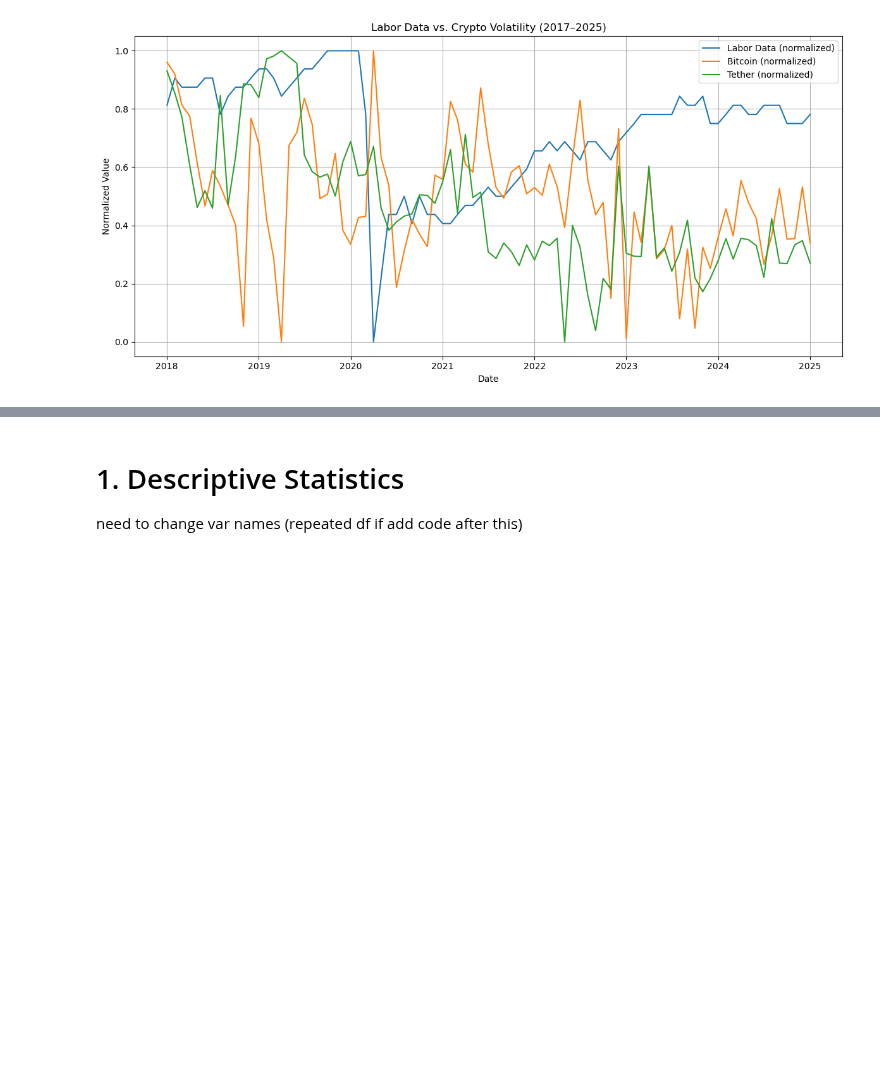
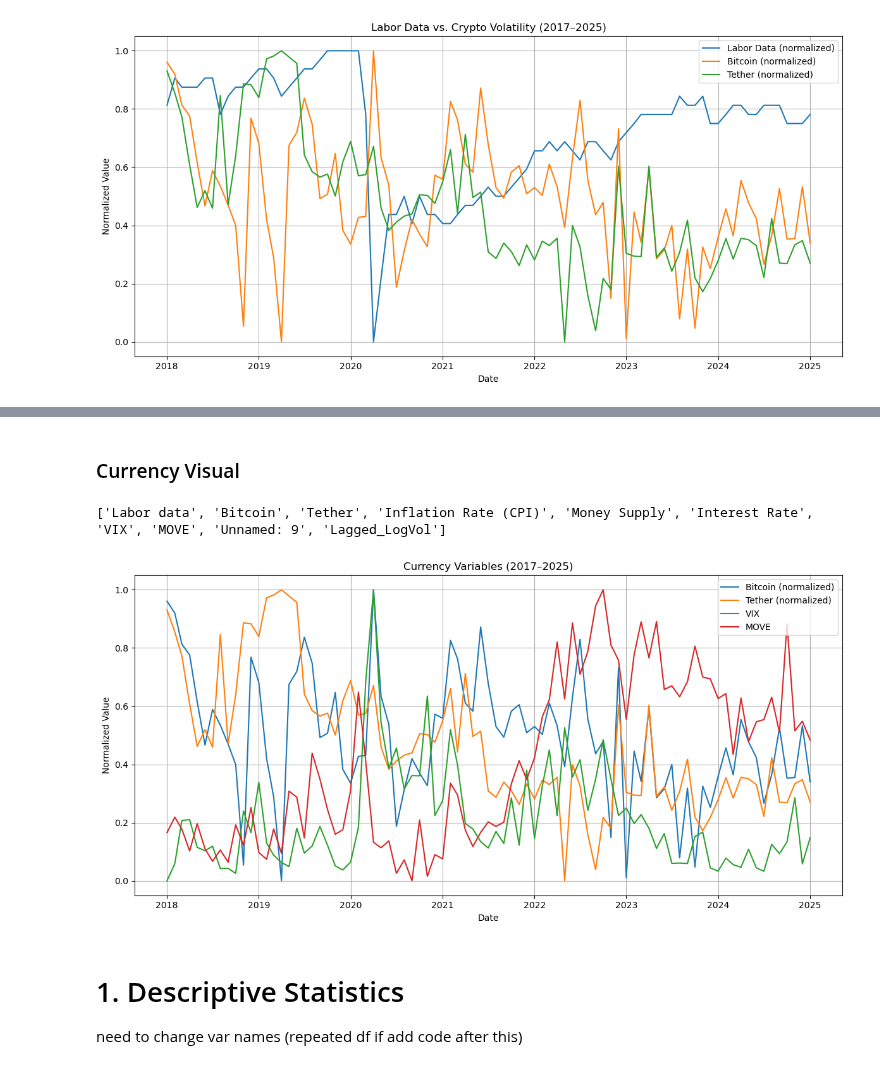
Before and after one commit to tianyishen701/CryptoMacroecon-Prediction-CSUREMM, a Jupyter notebook: CSUREMM_Project_Code.ipynb, the cells around one changed output, grey strips where cells are left out. Saved outputs shown, nothing was run; the diff lists cells and outputs as text; code cells hidden in the pictures; blank space fills up the shorter version.

```diff
--- a/CSUREMM_Project_Code.ipynb
+++ b/CSUREMM_Project_Code.ipynb
@@ -232,3 +233,32 @@ KeyError: "['USD'] not in index"
+# %% [markdown]
+### Currency Visual
+# %%
+print(df.columns.tolist())
+
+# Plot all four columns on the same graph
+plt.figure(figsize=(12, 6))
+
+# Normalize each series for comparison (optional but recommended)
+df_normalized = df[['Bitcoin', 'Tether','VIX','MOVE']].apply(
+    lambda x: (x - x.min()) / (x.max() - x.min())
+)
+
+# Plot
+plt.plot(df_normalized.index, df_normalized['Bitcoin'], label='Bitcoin (normalized)')
+plt.plot(df_normalized.index, df_normalized['Tether'], label='Tether (normalized)')
+plt.plot(df_normalized.index, df_normalized['VIX'], label='VIX')
+plt.plot(df_normalized.index, df_normalized['MOVE'], label='MOVE')
+
+plt.title('Currency Variables (2017–2025)')
+plt.xlabel('Date')
+plt.ylabel('Normalized Value')
+plt.legend()
+plt.grid(True)
+plt.tight_layout()
+plt.show()
+# %% [output]
+['Labor data', 'Bitcoin', 'Tether', 'Inflation Rate (CPI)', 'Money Supply', 'Interest Rate', 'VIX', 'MOVE', 'Unnamed: 9', 'Lagged_LogVol']
+[figure, added]
 # %% [markdown]
 # 1. Descriptive Statistics
 need to change var names (repeated df if add code after this)
```
Also changed, not shown: parts of 8 cells of this notebook.
